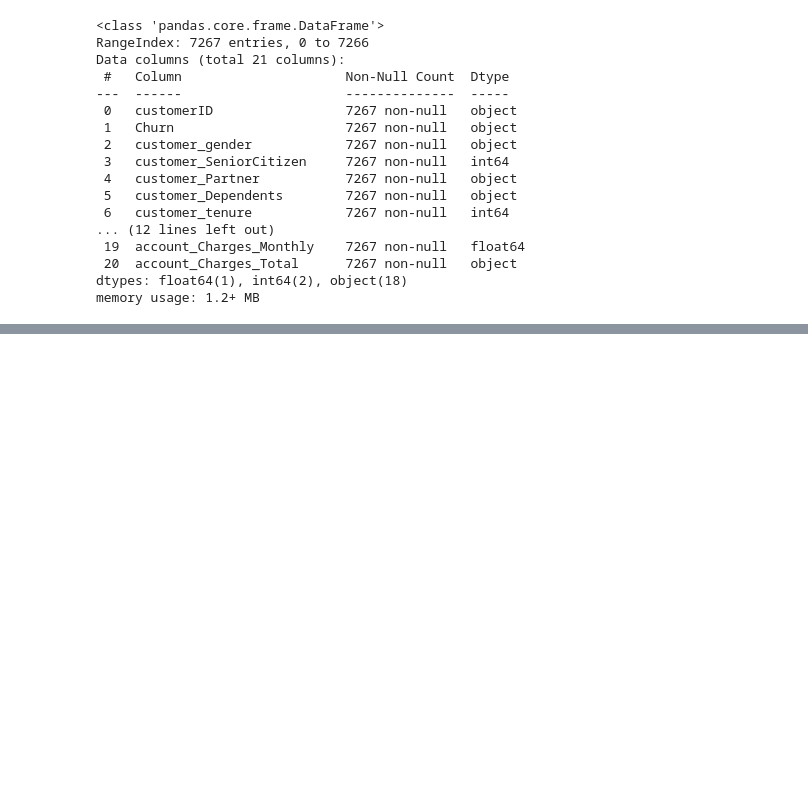
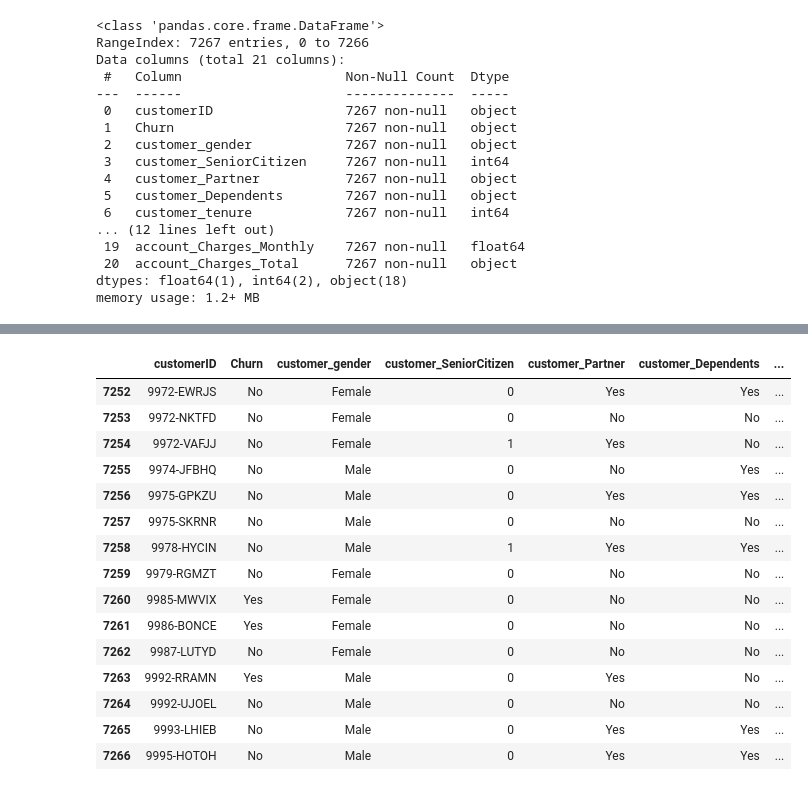
Before and after one commit to CatalinaOrtegha/2ndChallenge_TelecomX, a Jupyter notebook: 2ndChallenge_TelecomX.ipynb, the cells around one changed output, grey strips where cells are left out. Saved outputs shown, nothing was run; the diff lists cells and outputs as text; code cells hidden in the pictures; blank space fills up the shorter version.

```diff
--- a/2ndChallenge_TelecomX.ipynb
+++ b/2ndChallenge_TelecomX.ipynb
@@ -41,3 +43,6 @@ df.head()
 | 3 | 0011-IGKFF | Yes | Male | 1 | Yes | No | ... |
 | 4 | 0013-EXCHZ | Yes | Female | 1 | Yes | No | ... |
 5 rows × 21 columns
+# %%
+columnas=df.columns
+columnas
@@ -63,0 +95,19 @@ memory usage: 1.2+ MB
+# %%
+df[columnas[:10]].tail(15)
+# %% [output]
+|  | customerID | Churn | customer_gender | customer_SeniorCitizen | customer_Partner | customer_Dependents | ... |
+| 7252 | 9972-EWRJS | No | Female | 0 | Yes | Yes | ... |
+| 7253 | 9972-NKTFD | No | Female | 0 | No | No | ... |
+| 7254 | 9972-VAFJJ | No | Female | 1 | Yes | No | ... |
+| 7255 | 9974-JFBHQ | No | Male | 0 | No | Yes | ... |
+| 7256 | 9975-GPKZU | No | Male | 0 | Yes | Yes | ... |
+| 7257 | 9975-SKRNR | No | Male | 0 | No | No | ... |
+| 7258 | 9978-HYCIN | No | Male | 1 | Yes | Yes | ... |
+| 7259 | 9979-RGMZT | No | Female | 0 | No | No | ... |
+| 7260 | 9985-MWVIX | Yes | Female | 0 | No | No | ... |
+| 7261 | 9986-BONCE | Yes | Female | 0 | No | No | ... |
+| 7262 | 9987-LUTYD | No | Female | 0 | No | No | ... |
+| 7263 | 9992-RRAMN | Yes | Male | 0 | Yes | No | ... |
+| 7264 | 9992-UJOEL | No | Male | 0 | No | No | ... |
+| 7265 | 9993-LHIEB | No | Male | 0 | Yes | Yes | ... |
+| 7266 | 9995-HOTOH | No | Male | 0 | Yes | Yes | ... |
```
Also changed, not shown: parts of 33 cells of this notebook.
